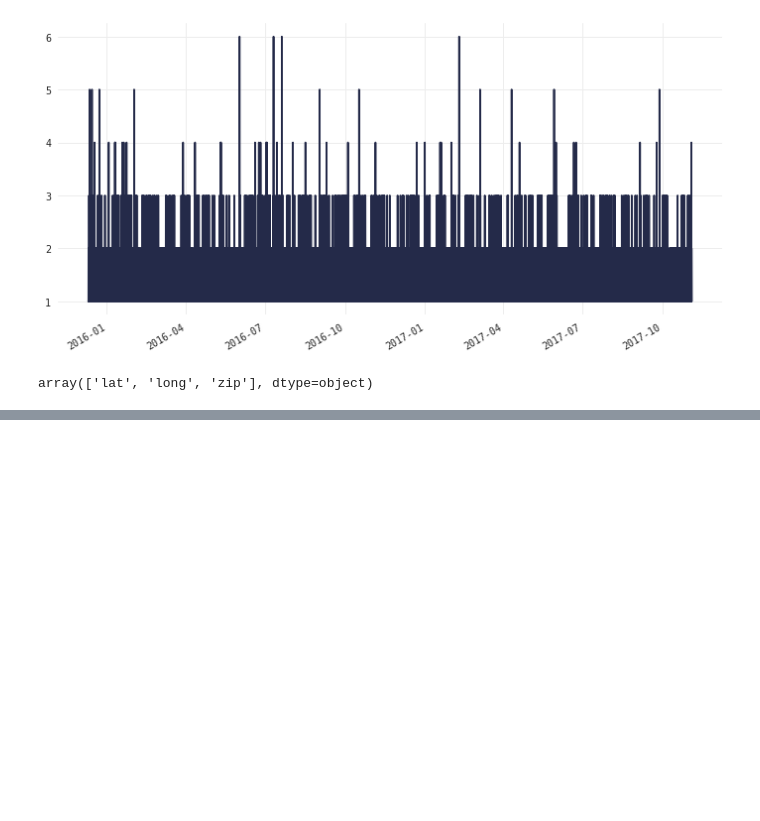
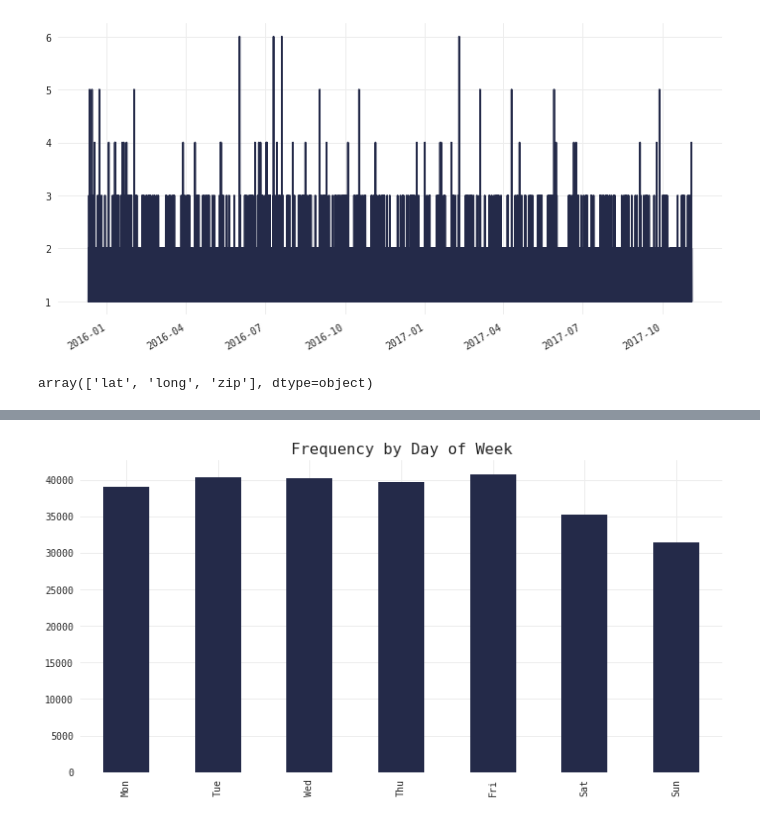
Before and after one commit to qu4ku/datasets-analysis, a Jupyter notebook: 006-emergency-911-calls.ipynb, the cells around one changed output, grey strips where cells are left out. Cells and saved outputs as stored; diff of their text form; code cells hidden in the pictures; blank space fills up the shorter version.

```diff
--- a/006-emergency-911-calls.ipynb
+++ b/006-emergency-911-calls.ipynb
@@ -180,0 +224,6 @@ array(['lat', 'long', 'zip'], dtype=object)
+# %%
+df.dow.value_counts().sort_index().plot(kind='bar', color=MC);
+plt.title('Frequency by Day of Week');
+plt.xticks(range(7), ['Mon', 'Tue', 'Wed', 'Thu', 'Fri', 'Sat', 'Sun']);
+# %% [output]
+[figure, added]
```
Also changed, not shown: parts of 18 cells of this notebook.
